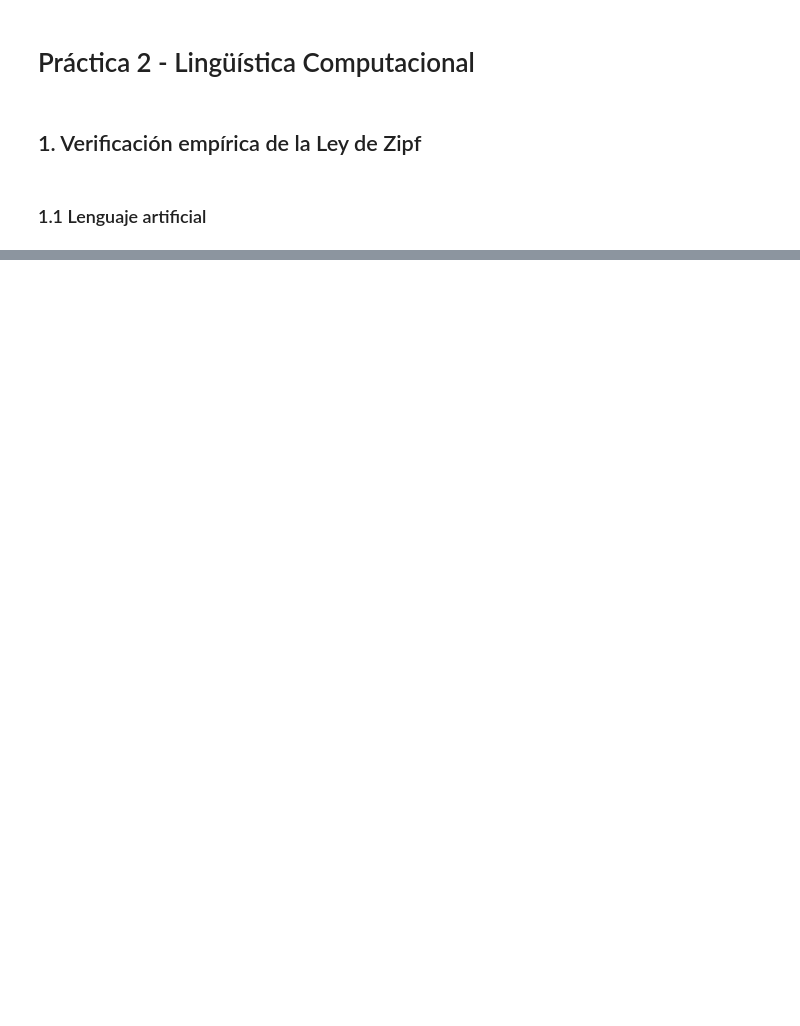
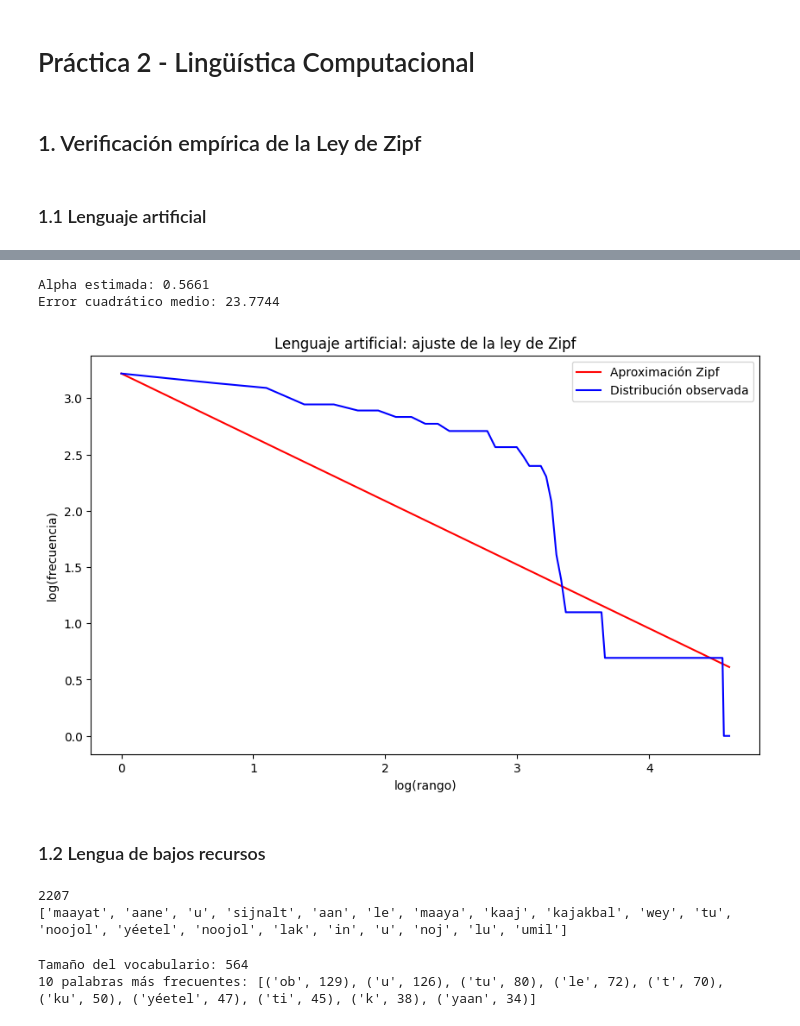
Before and after one commit to SubsetOfMars/cl-2026-2-lab, a Jupyter notebook: practicas/SubsetOfMars/P2/P2.ipynb, the cells around one changed output, grey strips where cells are left out. Saved outputs shown, nothing was run; the diff lists cells and outputs as text; code cells hidden in the pictures; blank space fills up the shorter version.

```diff
--- a/practicas/SubsetOfMars/P2/P2.ipynb
+++ b/practicas/SubsetOfMars/P2/P2.ipynb
@@ -14,0 +110,47 @@ ModuleNotFoundError: No module named 'matplotlib'
+# %%
+#da un valor inicial para alpha
+initial_alpha_guess = 1.0
+
+#busca el valor de alpha que minimiza el error
+optimization_result = minimize(
+    zipf_minimization_objective,
+    initial_alpha_guess,
+    args=(ranks, freqs)
+)
+
+#guarda la alpha estimada
+estimated_alpha = optimization_result.x[0]
+
+#calcula el error final del ajuste
+mean_squared_error = zipf_minimization_objective(estimated_alpha, ranks, freqs)
+
+#muestra resultados
+print(f"Alpha estimada: {estimated_alpha:.4f}")
+print(f"Error cuadrático medio: {mean_squared_error:.4f}")
+# %% [output]
+Alpha estimada: 0.5661
+Error cuadrático medio: 23.7744
+# %%
+#calcula la recta aproximada de Zipf en escala logarítmica
+predicted_log_freq = np.log(freqs[0]) - estimated_alpha * np.log(ranks)
+
+#grafica la aproximación de Zipf
+plt.plot(np.log(ranks), predicted_log_freq, color="r", label="Aproximación Zipf")
+
+#grafica la distribución observada
+plt.plot(np.log(ranks), np.log(freqs), color="b", label="Distribución observada")
+
+#etiquetas y título
+plt.xlabel("log(rango)")
+plt.ylabel("log(frecuencia)")
+plt.title("Lenguaje artificial: ajuste de la ley de Zipf")
+
+#muestra leyenda
+plt.legend()
+
+#muestra la gráfica
+plt.show()
+# %% [output]
+[figure, added]
+# %% [markdown]
+### 1.2 Lengua de bajos recursos
@@ -14,0 +221,29 @@ ModuleNotFoundError: No module named 'matplotlib'
+# %%
+#importa re para limpiar texto con expresiones regulares
+import re
+
+#convierte todo a minúsculas
+corpus_maya = corpus_maya.lower()
+
+#extrae palabras y elimina signos de puntuación
+words_maya = re.findall(r"\b\w+\b", corpus_maya)
+
+#elimina tokens que sean solo números
+words_maya = [w for w in words_maya if not w.isdigit()]
+
+#muestra cuántas palabras hay y las primeras 20
+print(len(words_maya))
+print(words_maya[:20])
+# %% [output]
+2207
+['maayat', 'aane', 'u', 'sijnalt', 'aan', 'le', 'maaya', 'kaaj', 'kajakbal', 'wey', 'tu', 'noojol', 'yéetel', 'noojol', 'lak', 'in', 'u', 'noj', 'lu', 'umil']
+# %%
+#cuenta cuántas veces aparece cada palabra
+vocabulary_maya = Counter(words_maya)
+
+#muestra el tamaño del vocabulario y las 10 palabras más frecuentes
+print("Tamaño del vocabulario:", len(vocabulary_maya))
+print("10 palabras más frecuentes:", vocabulary_maya.most_common(10))
+# %% [output]
+Tamaño del vocabulario: 564
+10 palabras más frecuentes: [('ob', 129), ('u', 126), ('tu', 80), ('le', 72), ('t', 70), ('ku', 50), ('yéetel', 47), ('ti', 45), ('k', 38), ('yaan', 34)]
```
Also changed, not shown: parts of 19 cells of this notebook, 1 other file.
